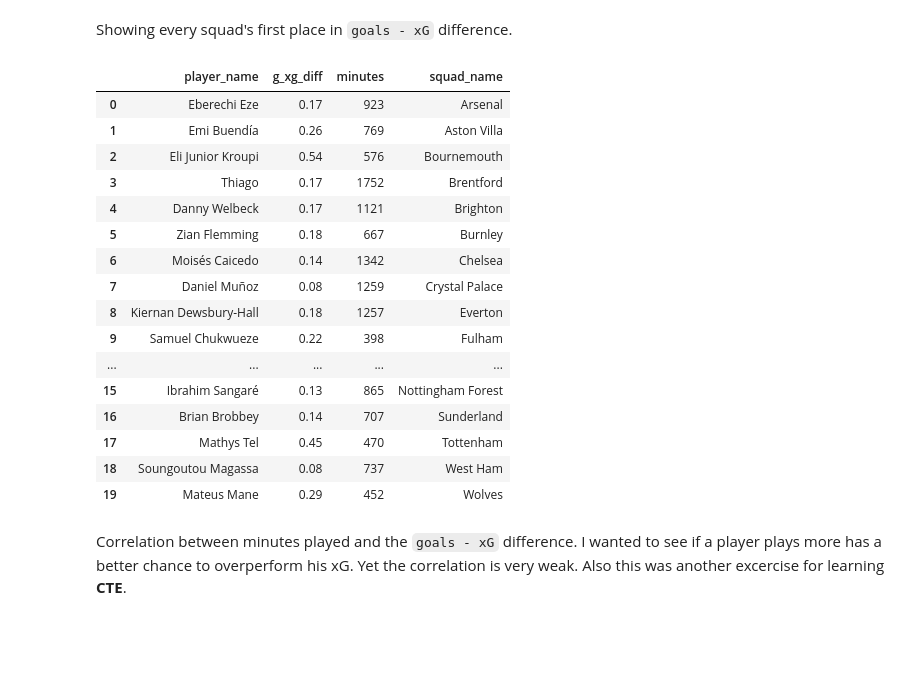
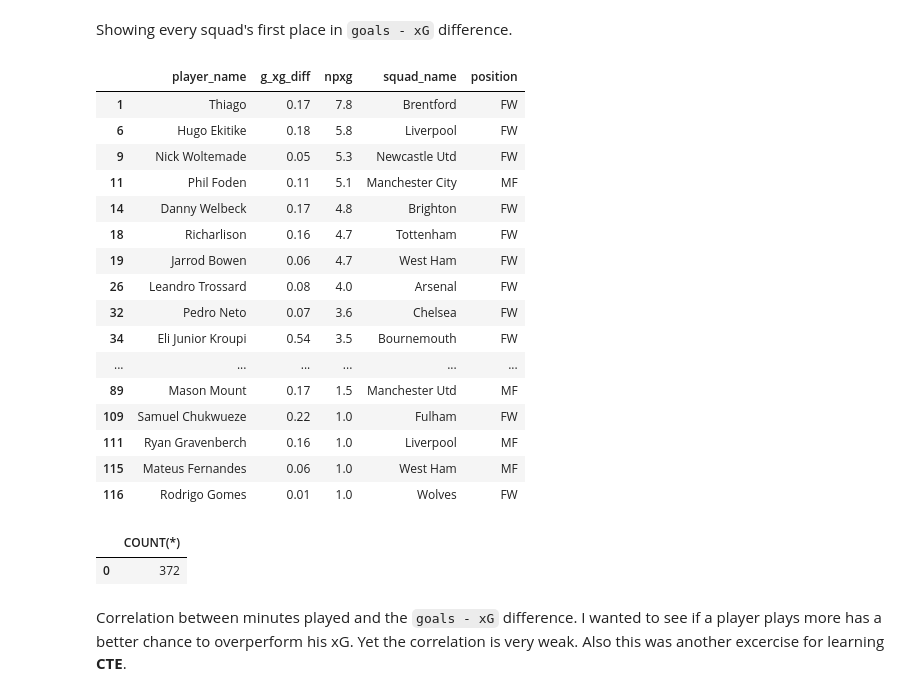
Before and after one commit to TobiaszKuc/_football_analysis, a Jupyter notebook: SQL_Learn/SQL-FBrefPremierLeagueData/PLxGPerformance.ipynb, the cells around one changed output. Cells and saved outputs as stored; diff of their text form; code cells hidden in the pictures; blank space fills up the shorter version.

```diff
--- a/SQL_Learn/SQL-FBrefPremierLeagueData/PLxGPerformance.ipynb
+++ b/SQL_Learn/SQL-FBrefPremierLeagueData/PLxGPerformance.ipynb
@@ -53,0 +140,19 @@ pars = {"min_minutes":300, "excluded_position":"GK", "min_npxg":1, "min_same_pos
+# %%
+club_pos_rank = pd.read_sql_query("""WITH players AS (
+                                      SELECT stats.player_id AS player_id, player_name, np_goals_per90 - npxg_per90 AS g_xg_diff,
+                                      stats.squad_id as squad_id, positions.position AS position, positions.pos_id,
+                                      RANK() OVER (PARTITION BY positions.player_id ORDER BY pos_id) AS prim_pos, minutes, npxg, squad.squad_name AS squad_name
+                                      FROM stats
+                                      INNER JOIN positions ON stats.player_id = positions.player_id
+                                      INNER JOIN squad ON squad.squad_id = stats.squad_id),
+                          more_than_2 AS (
+                                          SELECT player_name, g_xg_diff, position, squad_id,
+                                          COUNT(player_id) OVER (PARTITION BY squad_id, position) AS same_pos_squad,
+                                          minutes, prim_pos, npxg, squad_name
+                                          FROM players
+                                          WHERE minutes > :min_minutes AND position <> :excluded_position AND position <> 'DF' AND prim_pos = 1 AND npxg >= :min_npxg)
+                    SELECT player_name, g_xg_diff, position,
+                    RANK() OVER (PARTITION BY squad_id, position ORDER BY g_xg_diff DESC) AS squad_rank, npxg, minutes, squad_name
+                    FROM more_than_2
+                    WHERE same_pos_squad >= :min_same_pos_squad
+                    ORDER BY npxg DESC""", con=con, params=pars)
@@ -161,37 +218,30 @@ pd.read_sql_query("""
 # %% [markdown]
 Showing every squad's first place in `goals - xG` difference.
 # %%
-pd.read_sql_query("""
-    WITH xg_perform AS (
-        SELECT player_name, np_goals_per90 - npxg_per90 AS g_xg_diff, minutes, squad.squad_name, stats.squad_id AS squad_id
-        FROM stats
-        INNER JOIN squad ON squad.squad_id = stats.squad_id
-        WHERE minutes > :min_minutes),
-        rank_table AS (
-            SELECT player_name, g_xg_diff, minutes, squad_name,
-            RANK() OVER (PARTITION BY squad_id ORDER BY g_xg_diff DESC) AS ranking
-            FROM xg_perform)
-    SELECT player_name, g_xg_diff, minutes, squad_name FROM rank_table
-        WHERE ranking = 1
-""", con=con, params=pars)
+club_pos_rank[club_pos_rank["squad_rank"] == 1][["player_name", "g_xg_diff", "npxg", "squad_name", "position"]]
 # %% [output]
-|  | player_name | g_xg_diff | minutes | squad_name |
-| 0 | Eberechi Eze | 0.17 | 923 | Arsenal |
-| 1 | Emi Buendía | 0.26 | 769 | Aston Villa |
-| 2 | Eli Junior Kroupi | 0.54 | 576 | Bournemouth |
-| 3 | Thiago | 0.17 | 1752 | Brentford |
-| 4 | Danny Welbeck | 0.17 | 1121 | Brighton |
-| 5 | Zian Flemming | 0.18 | 667 | Burnley |
-| 6 | Moisés Caicedo | 0.14 | 1342 | Chelsea |
-| 7 | Daniel Muñoz | 0.08 | 1259 | Crystal Palace |
-| 8 | Kiernan Dewsbury-Hall | 0.18 | 1257 | Everton |
-| 9 | Samuel Chukwueze | 0.22 | 398 | Fulham |
-| ... | ... | ... | ... | ... |
-| 15 | Ibrahim Sangaré | 0.13 | 865 | Nottingham Forest |
-| 16 | Brian Brobbey | 0.14 | 707 | Sunderland |
-| 17 | Mathys Tel | 0.45 | 470 | Tottenham |
-| 18 | Soungoutou Magassa | 0.08 | 737 | West Ham |
-| 19 | Mateus Mane | 0.29 | 452 | Wolves |
+|  | player_name | g_xg_diff | npxg | squad_name | position |
+| 1 | Thiago | 0.17 | 7.8 | Brentford | FW |
+| 6 | Hugo Ekitike | 0.18 | 5.8 | Liverpool | FW |
+| 9 | Nick Woltemade | 0.05 | 5.3 | Newcastle Utd | FW |
+| 11 | Phil Foden | 0.11 | 5.1 | Manchester City | MF |
+| 14 | Danny Welbeck | 0.17 | 4.8 | Brighton | FW |
+| 18 | Richarlison | 0.16 | 4.7 | Tottenham | FW |
+| 19 | Jarrod Bowen | 0.06 | 4.7 | West Ham | FW |
+| 26 | Leandro Trossard | 0.08 | 4.0 | Arsenal | FW |
+| 32 | Pedro Neto | 0.07 | 3.6 | Chelsea | FW |
+| 34 | Eli Junior Kroupi | 0.54 | 3.5 | Bournemouth | FW |
+| ... | ... | ... | ... | ... | ... |
+| 89 | Mason Mount | 0.17 | 1.5 | Manchester Utd | MF |
+| 109 | Samuel Chukwueze | 0.22 | 1.0 | Fulham | FW |
+| 111 | Ryan Gravenberch | 0.16 | 1.0 | Liverpool | MF |
+| 115 | Mateus Fernandes | 0.06 | 1.0 | West Ham | MF |
+| 116 | Rodrigo Gomes | 0.01 | 1.0 | Wolves | FW |
+# %%
+pd.read_sql_query("SELECT COUNT(*) FROM stats WHERE minutes > :min_minutes", con=con, params=pars)
+# %% [output]
+|  | COUNT(*) |
+| 0 | 372 |
 # %% [markdown]
 Correlation between minutes played and the `goals - xG` difference. I wanted to see if a player plays more has a better chance to overperform his xG. Yet the correlation is very weak. Also this was another excercise for learning **CTE**.
 # %%
```
Also changed, not shown: parts of 36 cells of this notebook.
